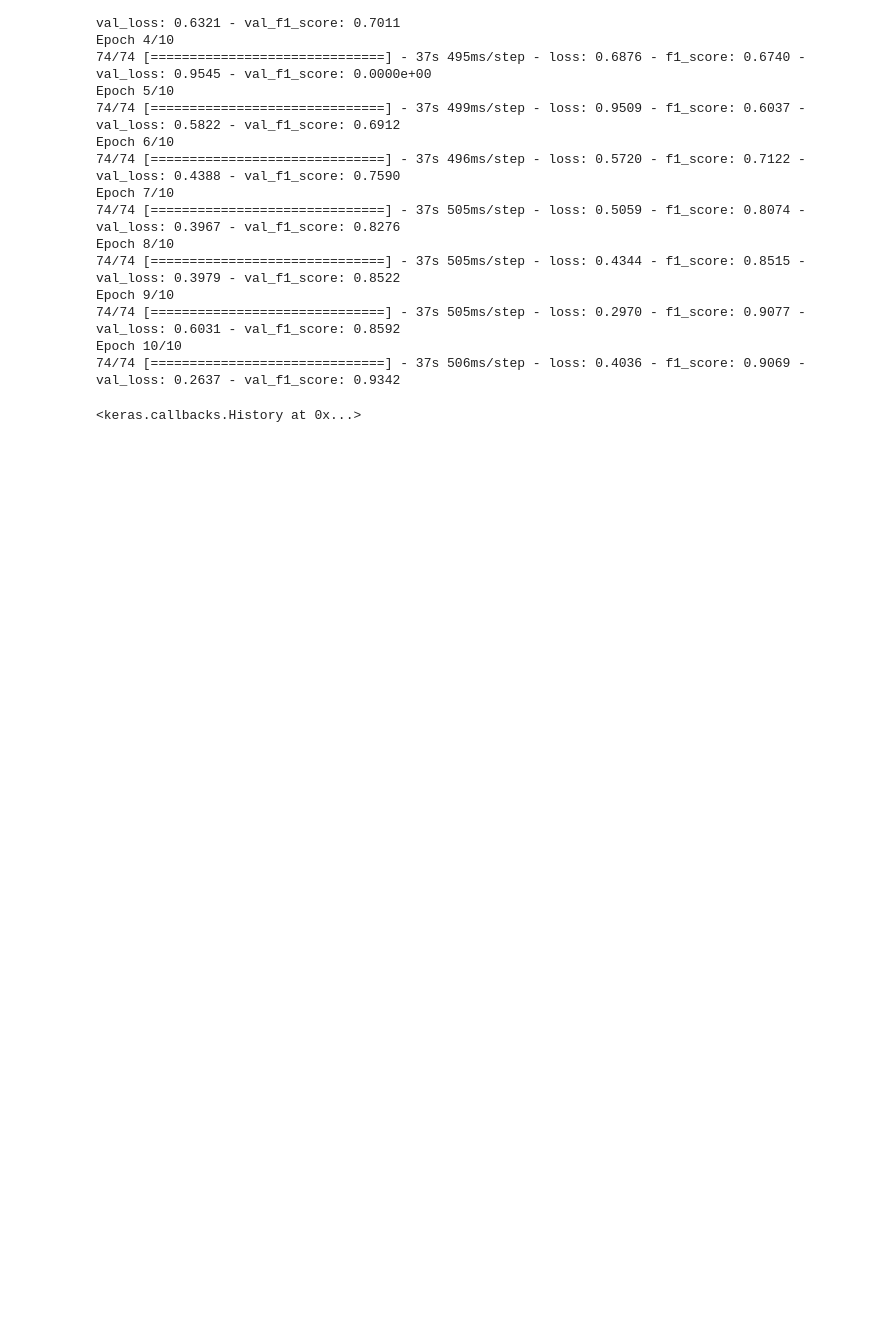
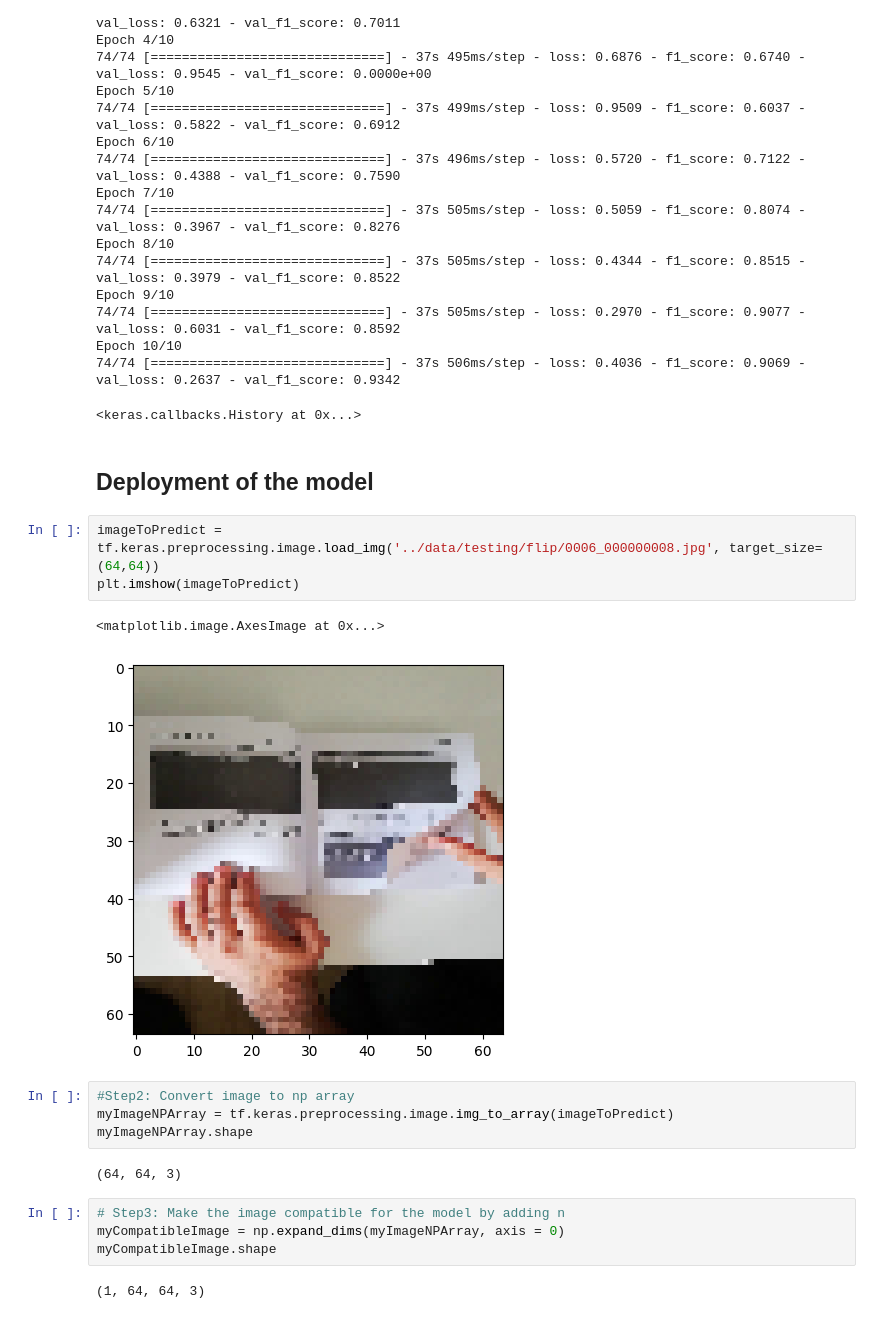
Before and after one commit to hugofmonteiro/CNN_PageFlipping-Project, a Jupyter notebook: notebooks/MonReader.ipynb, the cells around one changed output. Drawn from its saved outputs; the diff is of its cells as text; blank space fills up the shorter version.

Commit message:
updated custom CNN model with deployment

```diff
--- a/notebooks/MonReader.ipynb
+++ b/notebooks/MonReader.ipynb
@@ -170,3 +162,23 @@ Epoch 9/10
 Epoch 10/10
 74/74 [==============================] - 37s 506ms/step - loss: 0.4036 - f1_score: 0.9069 - val_loss: 0.2637 - val_f1_score: 0.9342
 <keras.callbacks.History at 0x...>
+# %% [markdown]
+## Deployment of the model
+# %%
+imageToPredict = tf.keras.preprocessing.image.load_img('../data/testing/flip/0006_000000008.jpg', target_size=(64,64))
+plt.imshow(imageToPredict)
+# %% [output]
+<matplotlib.image.AxesImage at 0x...>
+[figure, added]
+# %%
+#Step2: Convert image to np array
+myImageNPArray = tf.keras.preprocessing.image.img_to_array(imageToPredict)
+myImageNPArray.shape
+# %% [output]
+(64, 64, 3)
+# %%
+# Step3: Make the image compatible for the model by adding n
+myCompatibleImage = np.expand_dims(myImageNPArray, axis = 0)
+myCompatibleImage.shape
+# %% [output]
+(1, 64, 64, 3)
```
Also changed, not shown: parts of 3 cells of this notebook.
